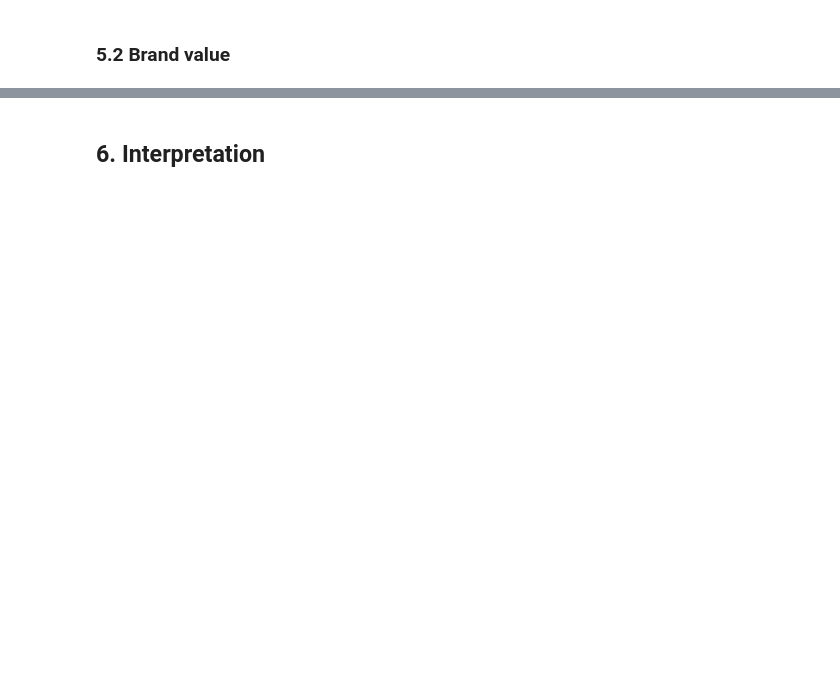
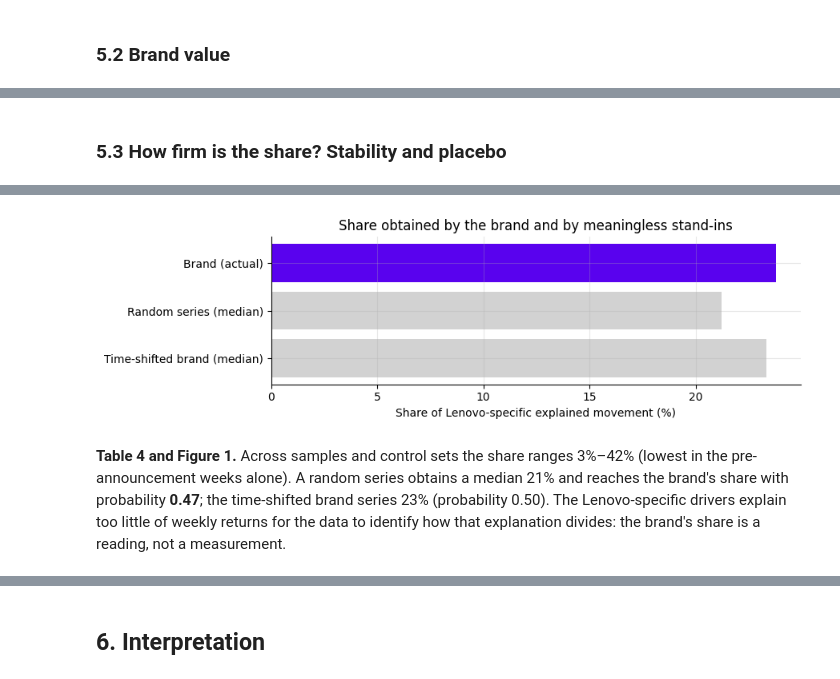
Before and after one commit to federicomeschini/SponsorshipIntelligence_Lenovo, a Jupyter notebook: reports/methods_annex/40_brand_value.ipynb, the cells around one changed output, grey strips where cells are left out. Cells and saved outputs as stored; diff of their text form; code cells hidden in the pictures; blank space fills up the shorter version.

```diff
--- a/reports/methods_annex/40_brand_value.ipynb
+++ b/reports/methods_annex/40_brand_value.ipynb
@@ -37,7 +37,7 @@ def md(text):
 def fmt(value, digits=2, signed=False):
     return f"{value:+.{digits}f}" if signed else f"{value:.{digits}f}"
 
-if RUN_REBUILD:  # explicit opt-in: re-runs the valuation experiments (about a minute)
+if RUN_REBUILD:  # explicit opt-in: re-runs the valuation experiments (a few minutes: placebo draws)
     for module in ["srmp.experiments.stock_brand_response_v2", "srmp.experiments.sponsorship_total_return_v3",
                    "srmp.experiments.valuation_routes_v1", "srmp.experiments.brand_value_dominance_v1"]:
         subprocess.run([sys.executable, "-m", module], check=True)
@@ -55,7 +55,6 @@ SOURCES = [
 ]
 stamp_sources(SOURCES)
 dom = json.loads(Path(D + "brand_value_dominance_manifest.json").read_text())
-values, chain = dom["values"], dom["primary_result"]
-fs = dom["fifa_specific_incremental_brand_value"]
+values, chain, fs, P, ref = dom["values"], dom["primary_result"], dom["fifa_specific_incremental_brand_value"], dom["placebo"], dom["external_reference"]
 effect = json.loads(Path(E + "sponsorship_total_effect_v1/estimate_manifest.json").read_text())
 # %% [output]
@@ -214,0 +162,19 @@ md(f"**Table 5.** The sponsorship's lift of {chain['sustained_lift_index_points'
+# %% [markdown]
+### 5.3 How firm is the share? Stability and placebo
+# %%
+stab = pd.read_parquet(D + "stability.parquet")
+display(stab[["check", "weeks", "r2", "brand_share", "brand_value_usd_m", "incremental_brand_value_usd_m"]].rename(columns={
+    "check": "Check", "weeks": "Weeks", "r2": "Model R²", "brand_share": "Brand share (Lenovo-specific)",
+    "brand_value_usd_m": "Brand value (US$m)", "incremental_brand_value_usd_m": "FIFA-added value (US$m)"})
+    .style.format({"Model R²": "{:.3f}", "Brand share (Lenovo-specific)": "{:.1%}", "Brand value (US$m)": "{:,.0f}", "FIFA-added value (US$m)": "{:,.0f}"}).hide(axis="index"))
+fig, ax = plt.subplots(figsize=(9, 2.8))
+labels = ["Brand (actual)", "Random series (median)", "Time-shifted brand (median)"]
+vals = [P["actual_unsigned_share"], P["random_series"]["median"], P["time_shifted_brand"]["median"]]
+ax.barh(labels, [100 * v for v in vals], color=["#5902EE", "#D2D2D2", "#D2D2D2"])
+ax.set_xlabel("Share of Lenovo-specific explained movement (%)"); ax.invert_yaxis()
+ax.set_title("Share obtained by the brand and by meaningless stand-ins"); plt.tight_layout(); plt.show()
+md(f"**Table 4 and Figure 1.** Across samples and control sets the share ranges {dom['stability_summary']['brand_share_min']:.0%}–{dom['stability_summary']['brand_share_max']:.0%} "
+   f"(lowest in the pre-announcement weeks alone). A random series obtains a median {P['random_series']['median']:.0%} and reaches the brand's share with probability "
+   f"**{P['random_series']['probability_at_or_above_actual']:.2f}**; the time-shifted brand series {P['time_shifted_brand']['median']:.0%} (probability {P['time_shifted_brand']['probability_at_or_above_actual']:.2f}). "
+   "The Lenovo-specific drivers explain too little of weekly returns for the data to identify how that explanation divides: the brand's share is a reading, not a measurement.")
+# %% [output]
@@ -214,0 +190,2 @@ md(f"**Table 5.** The sponsorship's lift of {chain['sustained_lift_index_points'
+[figure, added]
+**Table 4 and Figure 1.** Across samples and control sets the share ranges 3%–42% (lowest in the pre-announcement weeks alone). A random series obtains a median 21% and reaches the brand's share with probability **0.47**; the time-shifted brand series 23% (probability 0.50). The Lenovo-specific drivers explain too little of weekly returns for the data to identify how that explanation divides: the brand's share is a reading, not a measurement.
```
Also changed, not shown: parts of 24 cells of this notebook, 27 other files.
